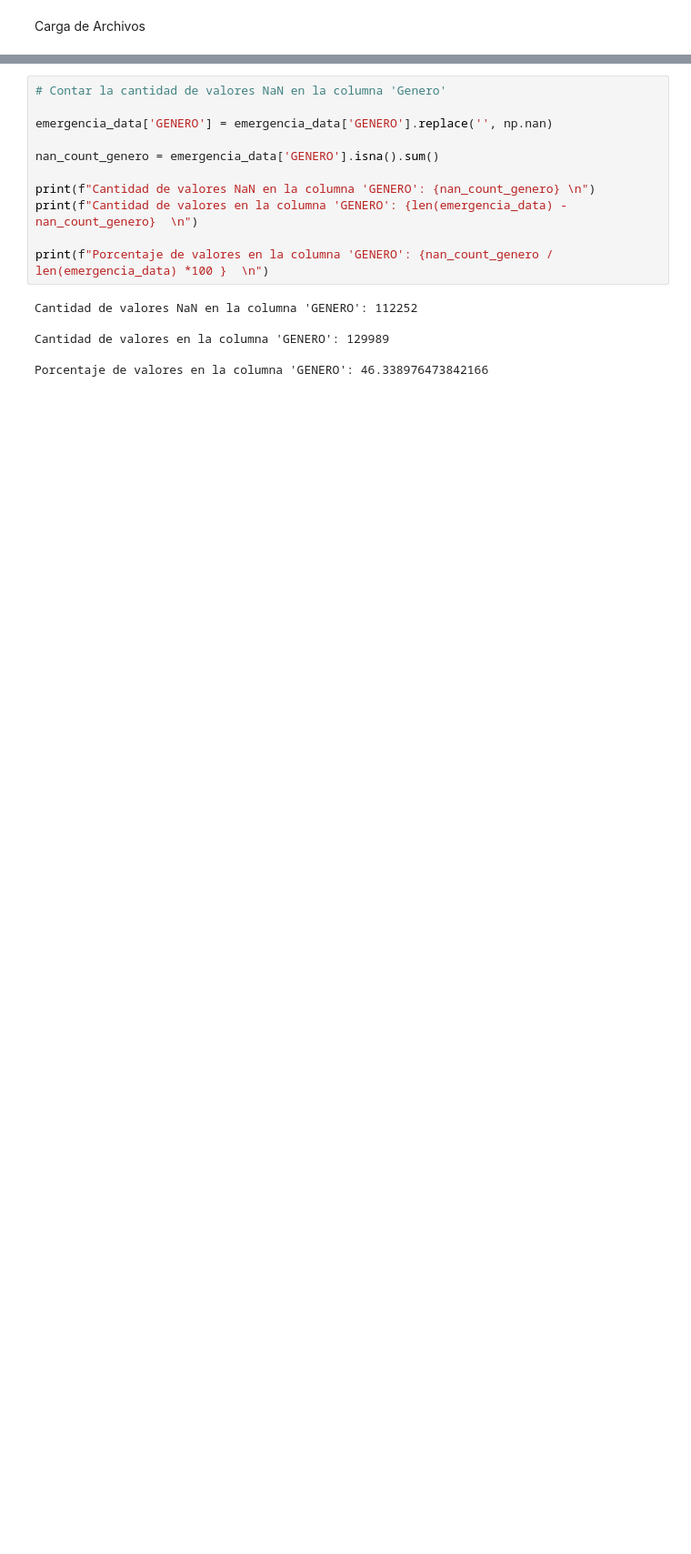
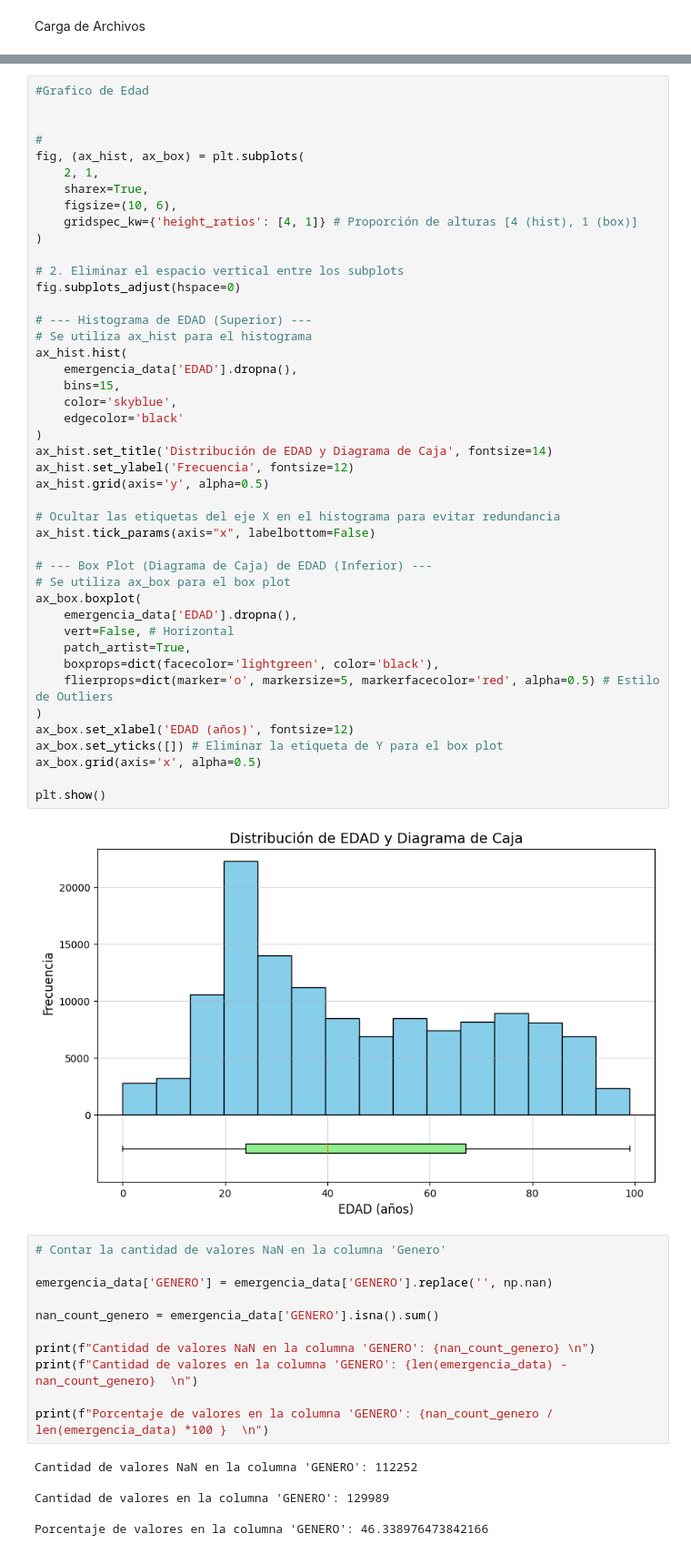
Before and after one commit to eseblanco/CiDatTecMod2, a Jupyter notebook: tarea1.ipynb, the cells around one changed output, grey strips where cells are left out. Shown at 91% size. Cells and saved outputs as stored; diff of their text form; blank space fills up the shorter version.

```diff
--- a/tarea1.ipynb
+++ b/tarea1.ipynb
@@ -62,6 +66,52 @@ Valor mínimo es 0.0
 Media de la EDAD  45.76640678513981
 
 Mediana de la EDAD 40.0
+# %%
+#Grafico de Edad
+
+
+#
+fig, (ax_hist, ax_box) = plt.subplots(
+    2, 1,
+    sharex=True,
+    figsize=(10, 6),
+    gridspec_kw={'height_ratios': [4, 1]} # Proporción de alturas [4 (hist), 1 (box)]
+)
+
+# 2. Eliminar el espacio vertical entre los subplots
+fig.subplots_adjust(hspace=0)
+
+# --- Histograma de EDAD (Superior) ---
+# Se utiliza ax_hist para el histograma
+ax_hist.hist(
+    emergencia_data['EDAD'].dropna(),
+    bins=15,
+    color='skyblue',
+    edgecolor='black'
+)
+ax_hist.set_title('Distribución de EDAD y Diagrama de Caja', fontsize=14)
+ax_hist.set_ylabel('Frecuencia', fontsize=12)
+ax_hist.grid(axis='y', alpha=0.5)
+
+# Ocultar las etiquetas del eje X en el histograma para evitar redundancia
+ax_hist.tick_params(axis="x", labelbottom=False)
+
+# --- Box Plot (Diagrama de Caja) de EDAD (Inferior) ---
+# Se utiliza ax_box para el box plot
+ax_box.boxplot(
+    emergencia_data['EDAD'].dropna(),
+    vert=False, # Horizontal
+    patch_artist=True,
+    boxprops=dict(facecolor='lightgreen', color='black'),
+    flierprops=dict(marker='o', markersize=5, markerfacecolor='red', alpha=0.5) # Estilo de Outliers
+)
+ax_box.set_xlabel('EDAD (años)', fontsize=12)
+ax_box.set_yticks([]) # Eliminar la etiqueta de Y para el box plot
+ax_box.grid(axis='x', alpha=0.5)
+
+plt.show()
+# %% [output]
+[figure, added]
 # %%
 # Contar la cantidad de valores NaN en la columna 'Genero'
 
```
Also changed, not shown: parts of 5 cells of this notebook.
